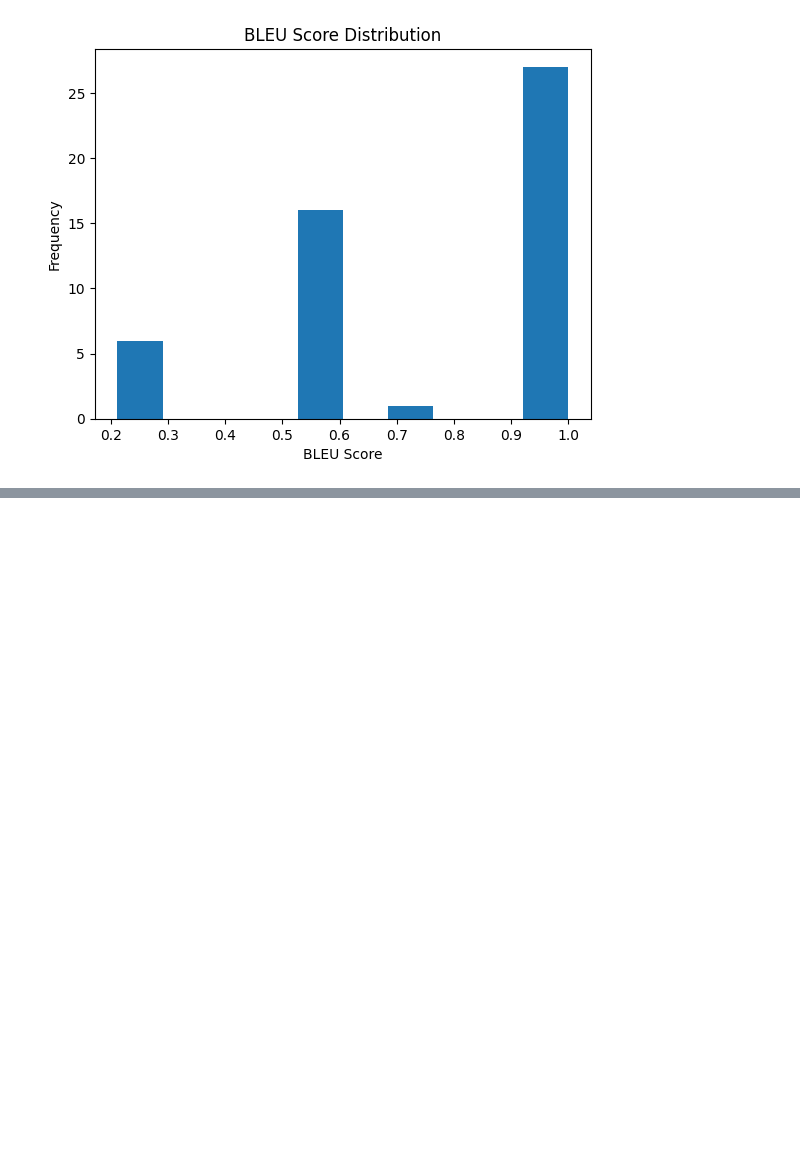
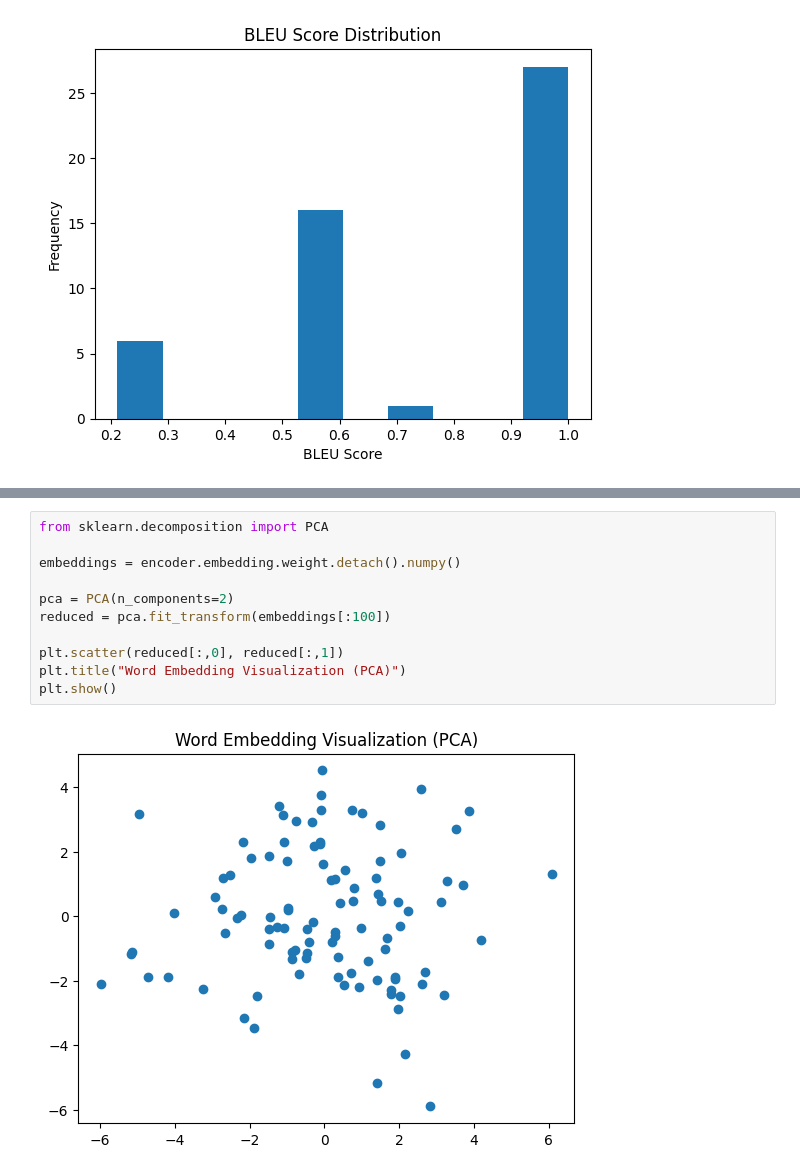
Before and after one commit to aryan-ml/Bidirectional-attention-based-translation-system, a Jupyter notebook: notebooks/main.ipynb, the cells around one changed output, grey strips where cells are left out. Saved outputs shown, nothing was run; the diff lists cells and outputs as text; blank space fills up the shorter version.

```diff
--- a/notebooks/main.ipynb
+++ b/notebooks/main.ipynb
@@ -321,0 +390,13 @@ results_df
+# %%
+from sklearn.decomposition import PCA
+
+embeddings = encoder.embedding.weight.detach().numpy()
+
+pca = PCA(n_components=2)
+reduced = pca.fit_transform(embeddings[:100])
+
+plt.scatter(reduced[:,0], reduced[:,1])
+plt.title("Word Embedding Visualization (PCA)")
+plt.show()
+# %% [output]
+[figure, added]
```
Also changed, not shown: parts of 6 cells of this notebook.
